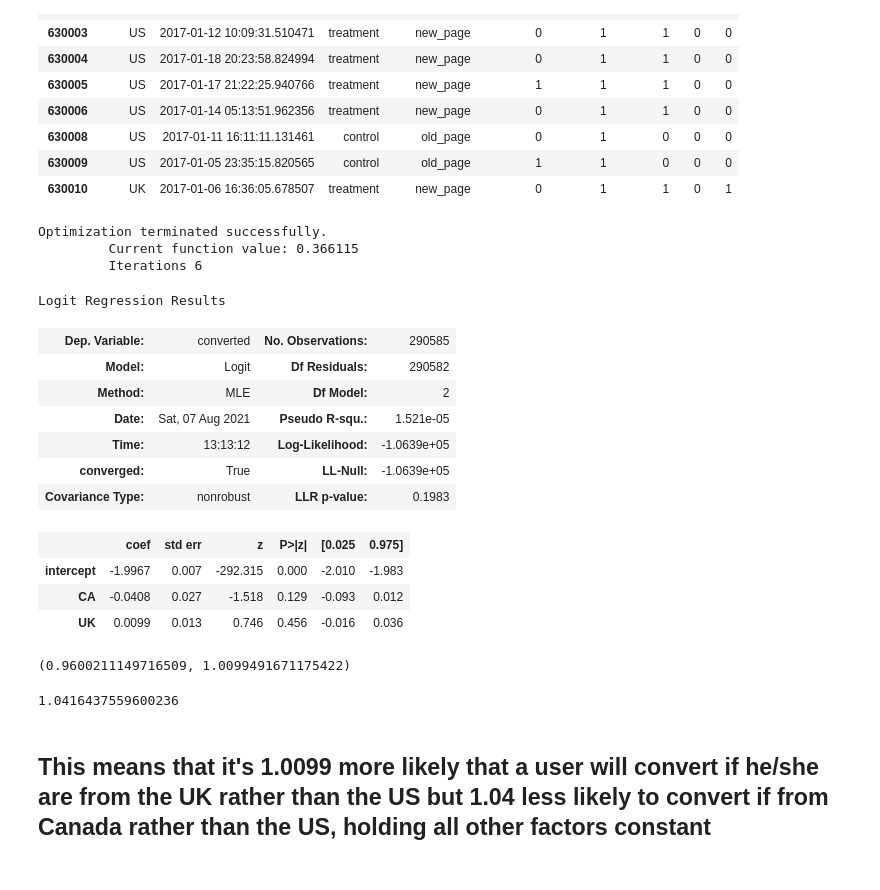
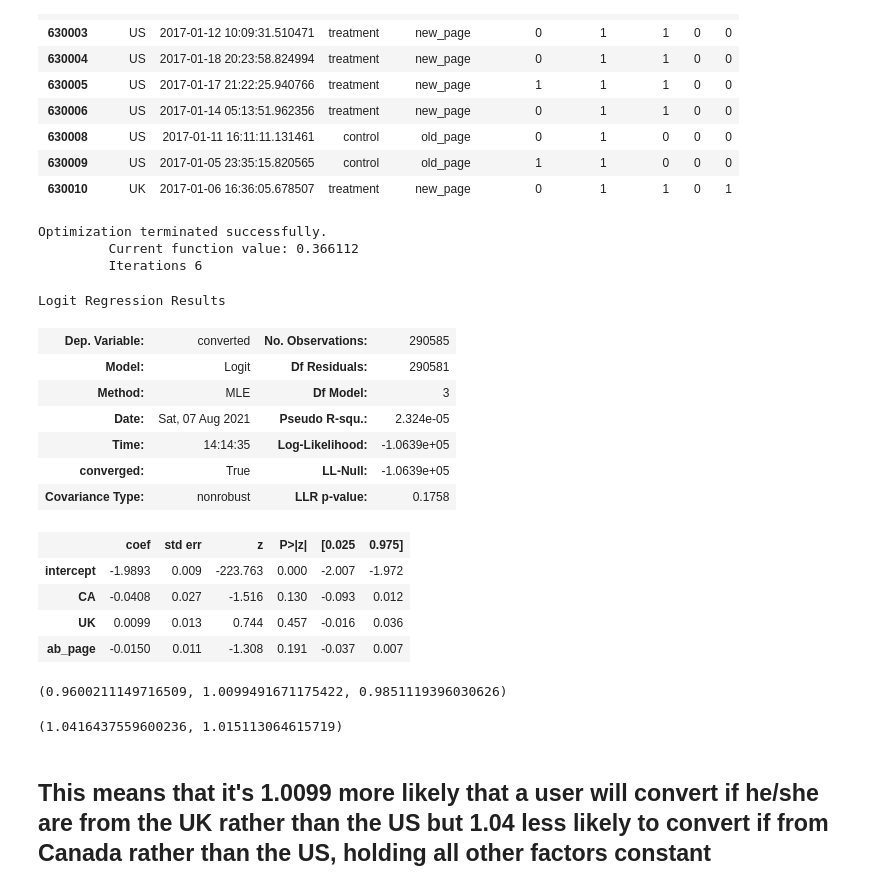
Before and after one commit to Ashmaawyy/AB-Testing, a Jupyter notebook: Analyze_ab_test_results_notebook.ipynb, the cells around one changed output. Cells and saved outputs as stored; diff of their text form; code cells hidden in the pictures.

```diff
--- a/Analyze_ab_test_results_notebook.ipynb
+++ b/Analyze_ab_test_results_notebook.ipynb
@@ -499,33 +506,34 @@ df_new.head(10)
 | 630009 | US | 2017-01-05 23:35:15.820565 | control | old_page | 1 | 1 | 0 | 0 | 0 |
 | 630010 | UK | 2017-01-06 16:36:05.678507 | treatment | new_page | 0 | 1 | 1 | 0 | 1 |
 # %%
-lm = sm.Logit(df_new['converted'], df_new[['intercept','CA', 'UK']])
+lm = sm.Logit(df_new['converted'], df_new[['intercept','CA', 'UK', 'ab_page']])
 res = lm.fit()
 res.summary()
 # %% [output]
 Optimization terminated successfully.
-         Current function value: 0.366115
+         Current function value: 0.366112
          Iterations 6
 Logit Regression Results
 | Dep. Variable: | converted | No. Observations: | 290585 |
-| Model: | Logit | Df Residuals: | 290582 |
-| Method: | MLE | Df Model: | 2 |
-| Date: | Sat, 07 Aug 2021 | Pseudo R-squ.: | 1.521e-05 |
-| Time: | 13:13:12 | Log-Likelihood: | -1.0639e+05 |
+| Model: | Logit | Df Residuals: | 290581 |
+| Method: | MLE | Df Model: | 3 |
+| Date: | Sat, 07 Aug 2021 | Pseudo R-squ.: | 2.324e-05 |
+| Time: | 14:14:35 | Log-Likelihood: | -1.0639e+05 |
 | converged: | True | LL-Null: | -1.0639e+05 |
-| Covariance Type: | nonrobust | LLR p-value: | 0.1983 |
+| Covariance Type: | nonrobust | LLR p-value: | 0.1758 |
 |  | coef | std err | z | P>|z| | [0.025 | 0.975] |
-| intercept | -1.9967 | 0.007 | -292.315 | 0.000 | -2.010 | -1.983 |
-| CA | -0.0408 | 0.027 | -1.518 | 0.129 | -0.093 | 0.012 |
-| UK | 0.0099 | 0.013 | 0.746 | 0.456 | -0.016 | 0.036 |
+| intercept | -1.9893 | 0.009 | -223.763 | 0.000 | -2.007 | -1.972 |
+| CA | -0.0408 | 0.027 | -1.516 | 0.130 | -0.093 | 0.012 |
+| UK | 0.0099 | 0.013 | 0.744 | 0.457 | -0.016 | 0.036 |
+| ab_page | -0.0150 | 0.011 | -1.308 | 0.191 | -0.037 | 0.007 |
 # %%
-np.exp(-0.0408), np.exp(0.0099)
+np.exp(-0.0408), np.exp(0.0099), np.exp(-0.015)
 # %% [output]
-(0.9600211149716509, 1.0099491671175422)
+(0.9600211149716509, 1.0099491671175422, 0.9851119396030626)
 # %%
-1/ np.exp(-0.0408)
+1/ np.exp(-0.0408), 1/ np.exp(-0.015)
 # %% [output]
-1.0416437559600236
+(1.0416437559600236, 1.015113064615719)
 # %% [markdown]
 ## This means that it's 1.0099 more likely that a user will convert if he/she are from the UK rather than the US but 1.04 less likely to convert if from Canada rather than the US, holding all other factors constant
 # %% [markdown]
```
Also changed, not shown: parts of 16 cells of this notebook.
